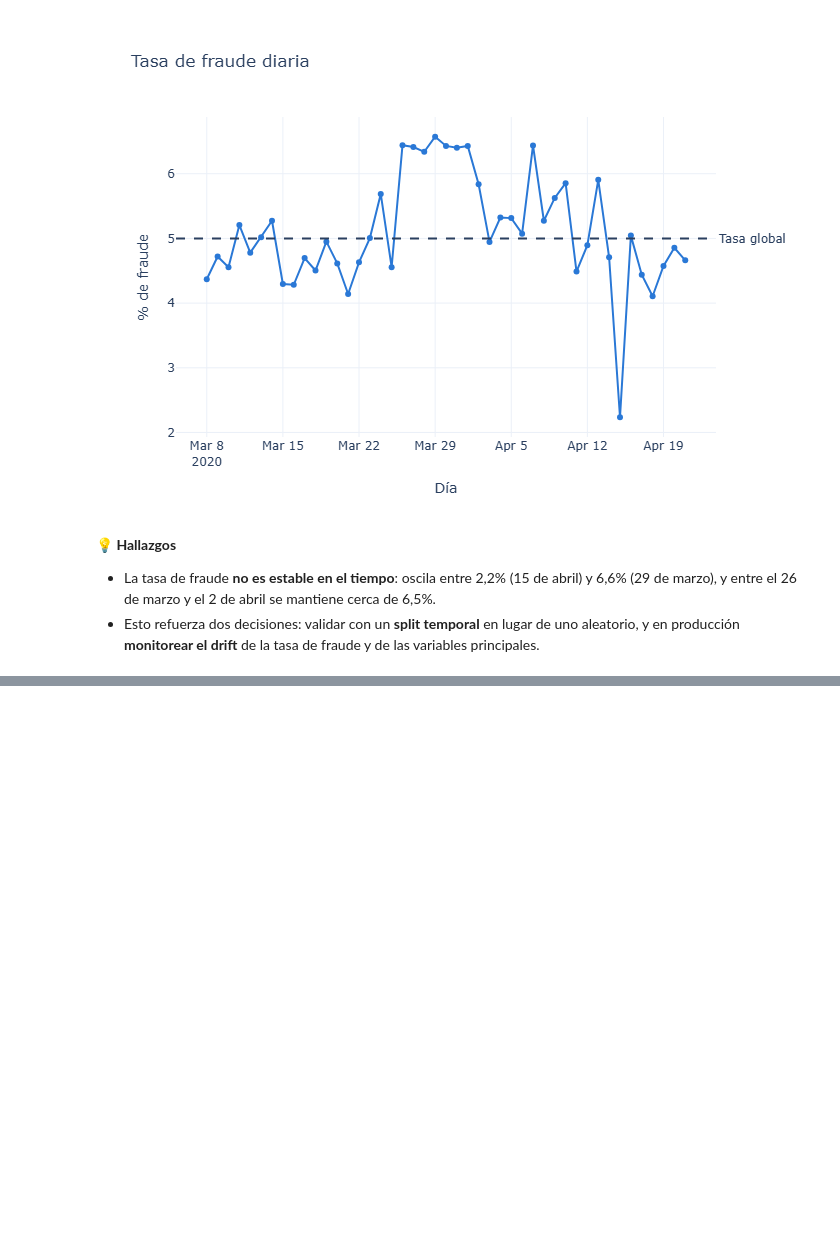
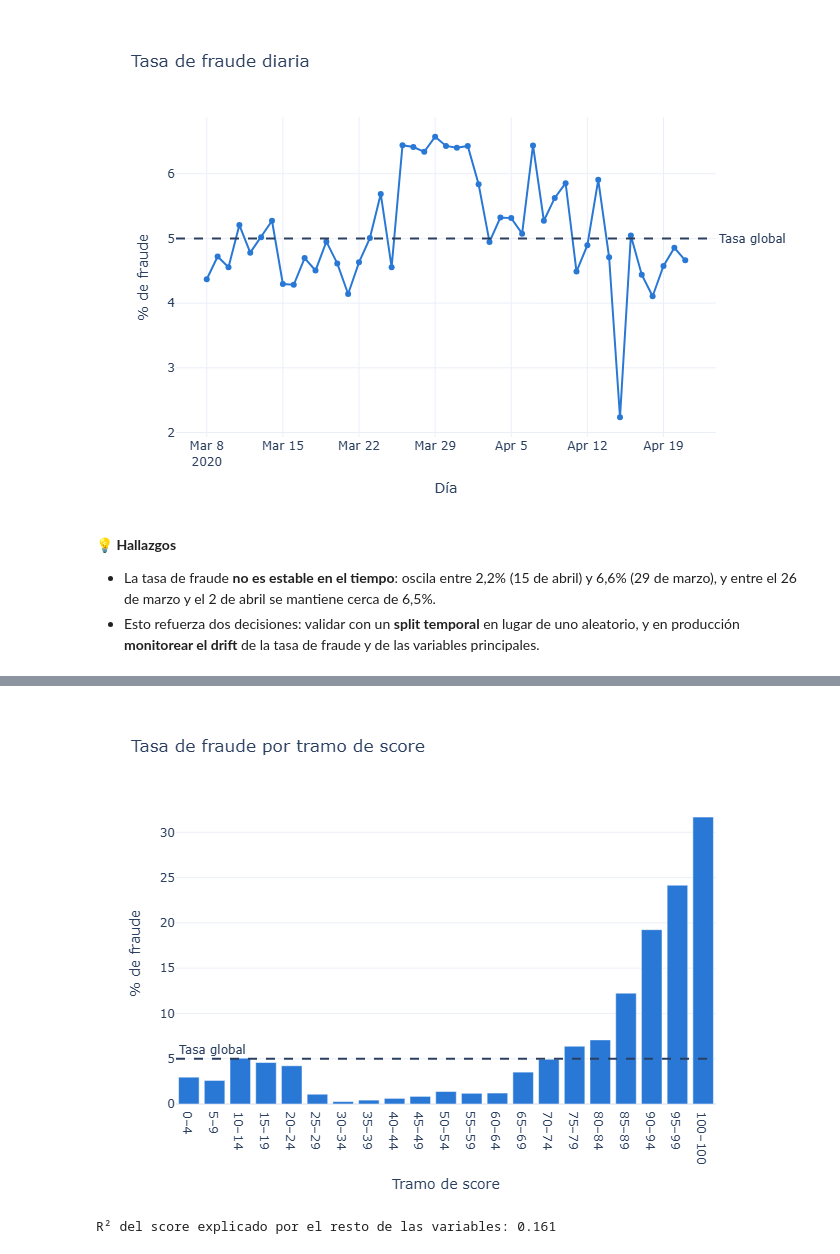
Before and after one commit to JuanFeDS/fraud_shipping, a Jupyter notebook: notebooks/01.exploracion.ipynb, the cells around one changed output, grey strips where cells are left out. Cells and saved outputs as stored; diff of their text form; code cells hidden in the pictures; blank space fills up the shorter version.

Commit message:
eda 📊: add score leakage analysis to exploration notebook

```diff
--- a/notebooks/01.exploracion.ipynb
+++ b/notebooks/01.exploracion.ipynb
@@ -500,0 +508,34 @@ fig.show()
+# %%
+# Tasa de fraude por tramo de score (tramos de 5 puntos)
+tramos_score = pd.cut(df['score'], bins=list(range(0, 101, 5)) + [101], right=False)
+tasa_por_tramo = (
+    df.groupby(tramos_score, observed=True)['fraude'].mean().mul(100).round(2)
+    .rename(index=lambda tramo: f'{tramo.left}–{tramo.right - 1}')
+)
+
+fig = px.bar(
+    tasa_por_tramo,
+    color_discrete_sequence=[COLOR_PRINCIPAL],
+    labels={'score': 'Tramo de score', 'value': '% de fraude'},
+    title='Tasa de fraude por tramo de score',
+)
+fig.add_hline(y=tasa_global, line_dash='dash', annotation_text='Tasa global', annotation_position='top left')
+fig.update_layout(showlegend=False)
+fig.show()
+# %% [output]
+[figure, added]
+# %%
+# Capacidad de las demás variables para explicar score: LightGBM de regresión con predicciones out-of-fold.
+# Un R² alto indicaría que score se calcula con la misma información del dataset
+columnas_explicativas = df.columns.drop(['score', 'fraude', 'fecha'])
+variables_explicativas = df[columnas_explicativas].astype({columna: 'category' for columna in ['g', 'j', 'o', 'p']})
+
+score_predicho = cross_val_predict(
+    lgb.LGBMRegressor(random_state=42, verbose=-1),
+    variables_explicativas,
+    df['score'],
+    cv=KFold(n_splits=5, shuffle=True, random_state=42),
+)
+print(f'R² del score explicado por el resto de las variables: {r2_score(df["score"], score_predicho):.3f}')
+# %% [output]
+R² del score explicado por el resto de las variables: 0.161
```
Also changed, not shown: parts of 9 cells of this notebook.
